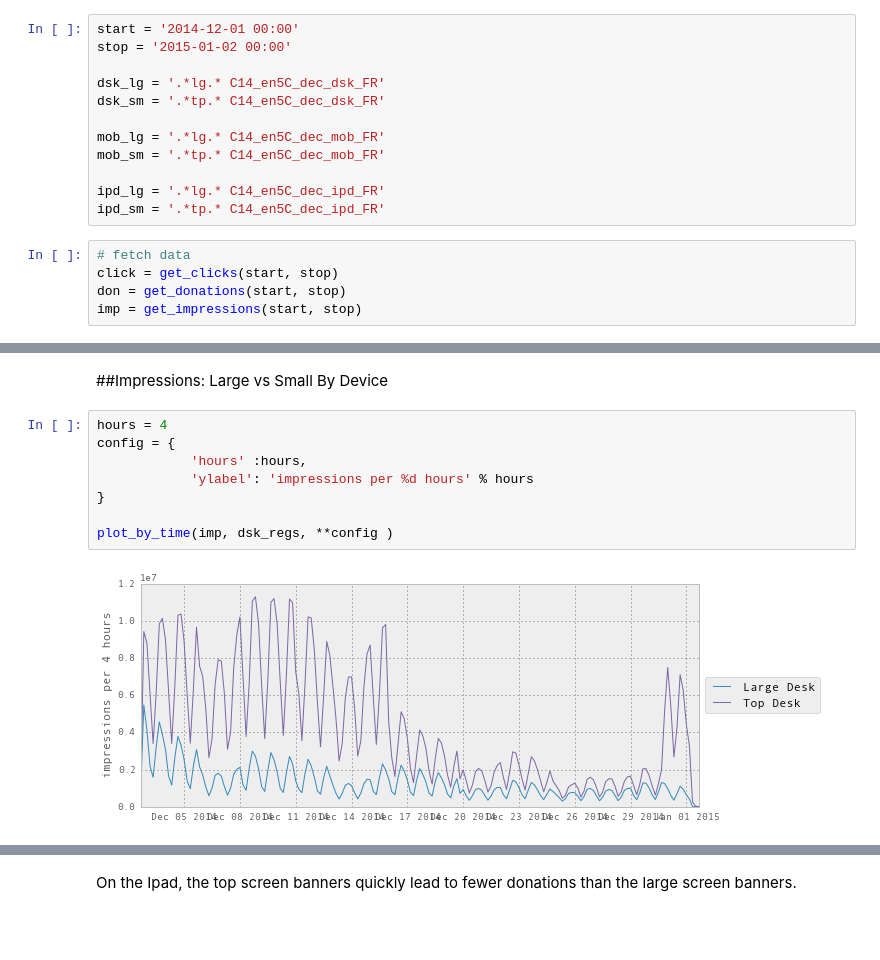
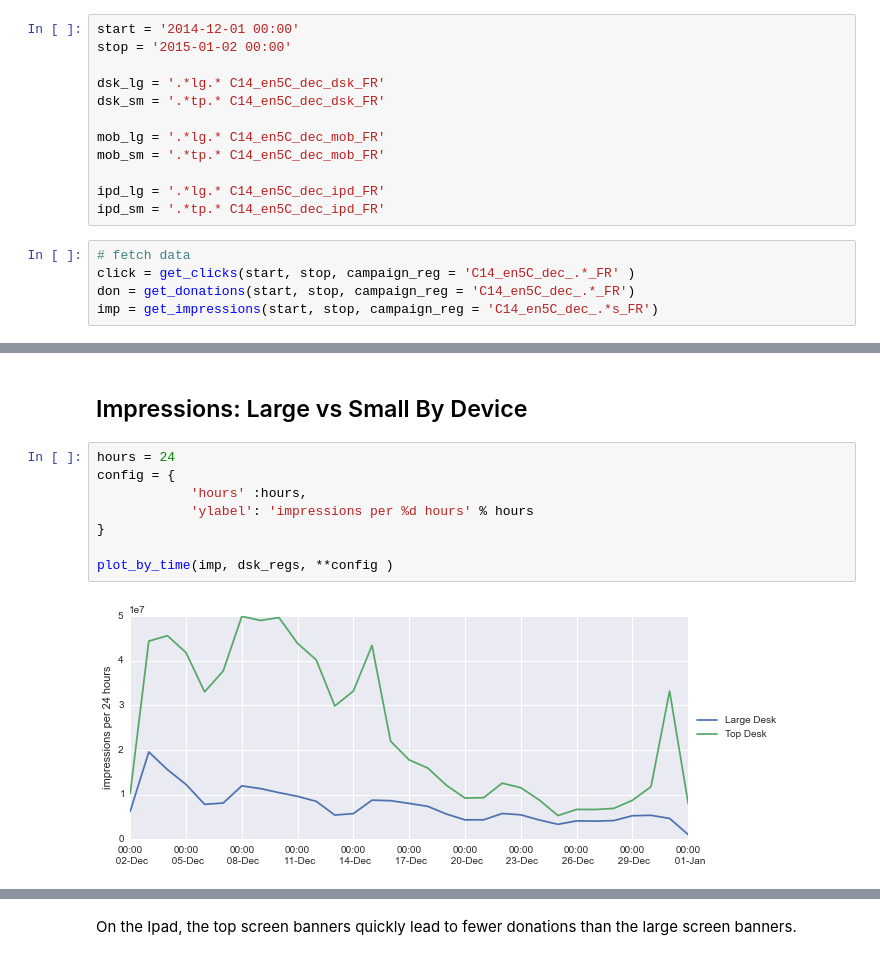
Before and after one commit to BUMET-CS-689-2018-03-O1-Data-Wrhs/wmf, a Jupyter notebook: fr/campaign_analysis/notebooks/C1415/5C_2014_campaign_analysis.ipynb, the cells around one changed output, grey strips where cells are left out. Drawn from its saved outputs; the diff is of its cells as text; blank space fills up the shorter version.

```diff
--- a/fr/campaign_analysis/notebooks/C1415/5C_2014_campaign_analysis.ipynb
+++ b/fr/campaign_analysis/notebooks/C1415/5C_2014_campaign_analysis.ipynb
@@ -27,9 +34,9 @@ ipd_lg = '.*lg.* C14_en5C_dec_ipd_FR'
 ipd_sm = '.*tp.* C14_en5C_dec_ipd_FR'
 # %%
 # fetch data
-click = get_clicks(start, stop)
-don = get_donations(start, stop)
-imp = get_impressions(start, stop)
+click = get_clicks(start, stop, campaign_reg = 'C14_en5C_dec_.*_FR' )
+don = get_donations(start, stop, campaign_reg = 'C14_en5C_dec_.*_FR')
+imp = get_impressions(start, stop, campaign_reg = 'C14_en5C_dec_.*s_FR')
 # %%
 # set up regular expressions for grouping data
 dsk = '|'.join([dsk_lg, dsk_sm])
@@ -80,17 +87,17 @@ sm_regs['Large Desk'] = dsk_sm
 sm_regs['Large Mobile'] = mob_sm
 sm_regs['Large Ipad'] = ipd_sm
 # %% [markdown]
-##Impressions: Large vs Small By Device
+## Impressions: Large vs Small By Device
 # %%
-hours = 4
+hours = 24
 config = {
             'hours' :hours,
             'ylabel': 'impressions per %d hours' % hours
 }
 
 plot_by_time(imp, dsk_regs, **config )
 # %% [output]
-[figure, old version]
+[figure, new version]
 # %%
 config = {
             'hours' :24,
```
Also changed, not shown: parts of 42 cells of this notebook, 11 other files.
